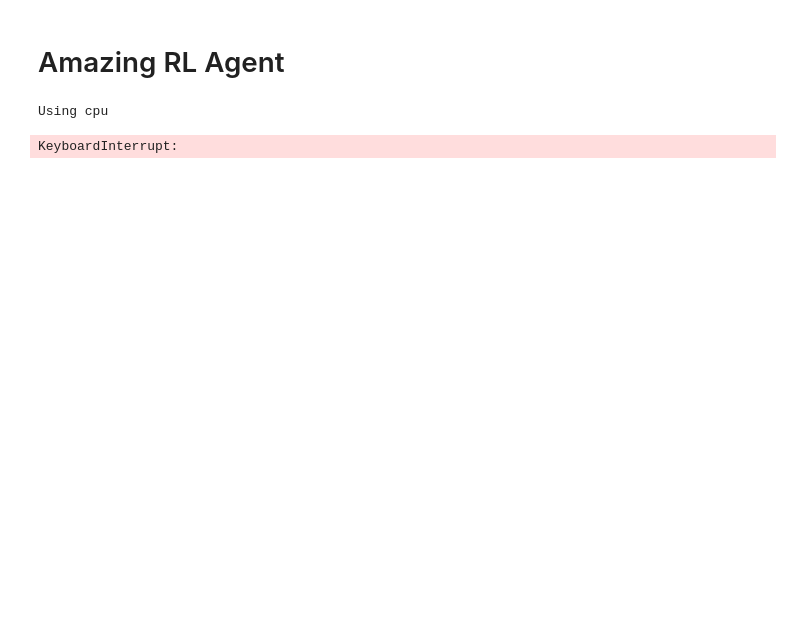
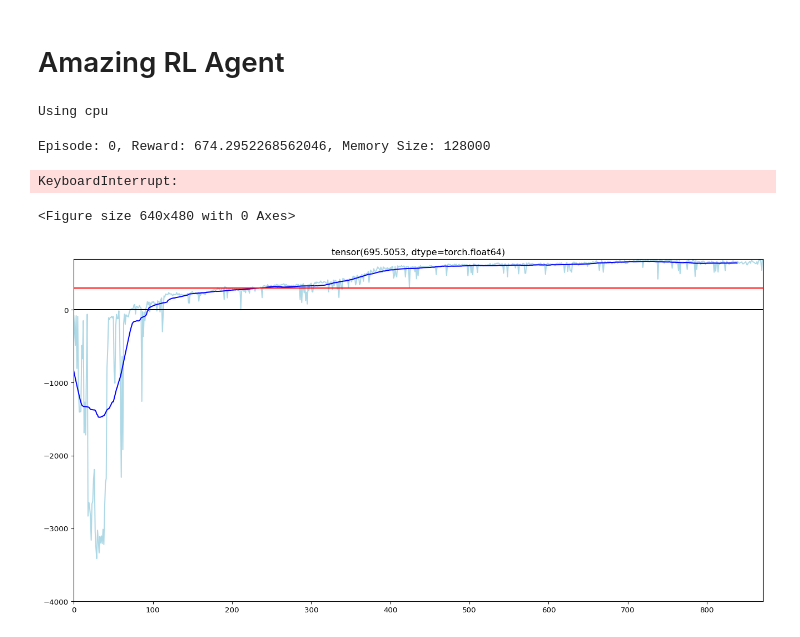
Before and after one commit to SamGuard/ReinforcementLearningCW2, a Jupyter notebook: main.ipynb, the cells around one changed output. Cells and saved outputs as stored; diff of their text form; code cells hidden in the pictures; blank space fills up the shorter version.

```diff
--- a/main.ipynb
+++ b/main.ipynb
@@ -38,50 +38,62 @@ importlib.reload(
 agent = agents.TD3(24, 4, 1, noise=0.25, copy_step=3)
 scores = []
 import matplotlib.pyplot as plt
+# %%
+agent.noise = 0.0
+# no noise post episode 2000
+# %%
+def moving_average(x, w):
+    return np.convolve(x, np.ones(w), 'same') / w
 # %%
-env = gym.make("BipedalWalker-v3" , render_mode="human")
 try:
     env.close()
 except:
     pass
+env = gym.make("BipedalWalker-v3", hardcore=False , render_mode="human")
 observation, info = env.reset(seed=17)
 steps_per_episode = 1600 # T
-for episode in range(1000): # M
+for episode in range(5000): # M
 
     action = [0]
     rewards = 0
     step = 0
     while(step < steps_per_episode):
         action = agent.choose_action(observation, env.action_space)  # this is where you would insert your policy
 
         observation, reward, terminated, truncated, info = env.step(action)
 
         rewards += reward
 
         temp_reward = reward * 100 if reward > 0 else reward
 
         #if temp_reward < 0 and temp_reward > -10:
         #    temp_reward = 0
         agent.update(observation, temp_reward, terminated, truncated)
         if terminated or truncated:
             observation, info = env.reset()
         step += 1
     scores.append(rewards)
-
-    print(f"Episode: {episode}, Reward: {rewards}, Memory Size: {agent.memory.size}")
+    if (episode % 10 == 0):
+        print(f"Episode: {episode}, Reward: {rewards}, Memory Size: {agent.memory.size}")
     plt.clf()
     plt.figure(figsize=(1600/96, 800/96), dpi=96)
     plt.title(max(scores))
+    plt.ylim((-4000, max(scores)))
+    plt.xlim((0, len(scores)))
+
+    plt.plot(np.array(scores), color="lightblue") #  / steps_per_episode
+    plt.plot(moving_average(np.array(scores), 64)[:-32], color="blue") #  / steps_per_episode
     plt.axhline(y=0, color="black", linestyle="-")
     plt.axhline(y=300, color="red", linestyle="-")
-    plt.axhline(y=max(scores), color="yellow", linestyle="-")
-    plt.plot(np.array(scores)) #  / steps_per_episode
     plt.savefig("training-new.png")
     env.render()
 
     observation, info = env.reset()
     #control.reset()
 env.close()
 # %% [output]
-KeyboardInterrupt:
+Episode: 0, Reward: 674.2952268562046, Memory Size: 128000
+KeyboardInterrupt:
+<Figure size 640x480 with 0 Axes>
+[figure, added]
 # %%
```
Also changed, not shown: parts of 1 cell of this notebook, 7 other files.
